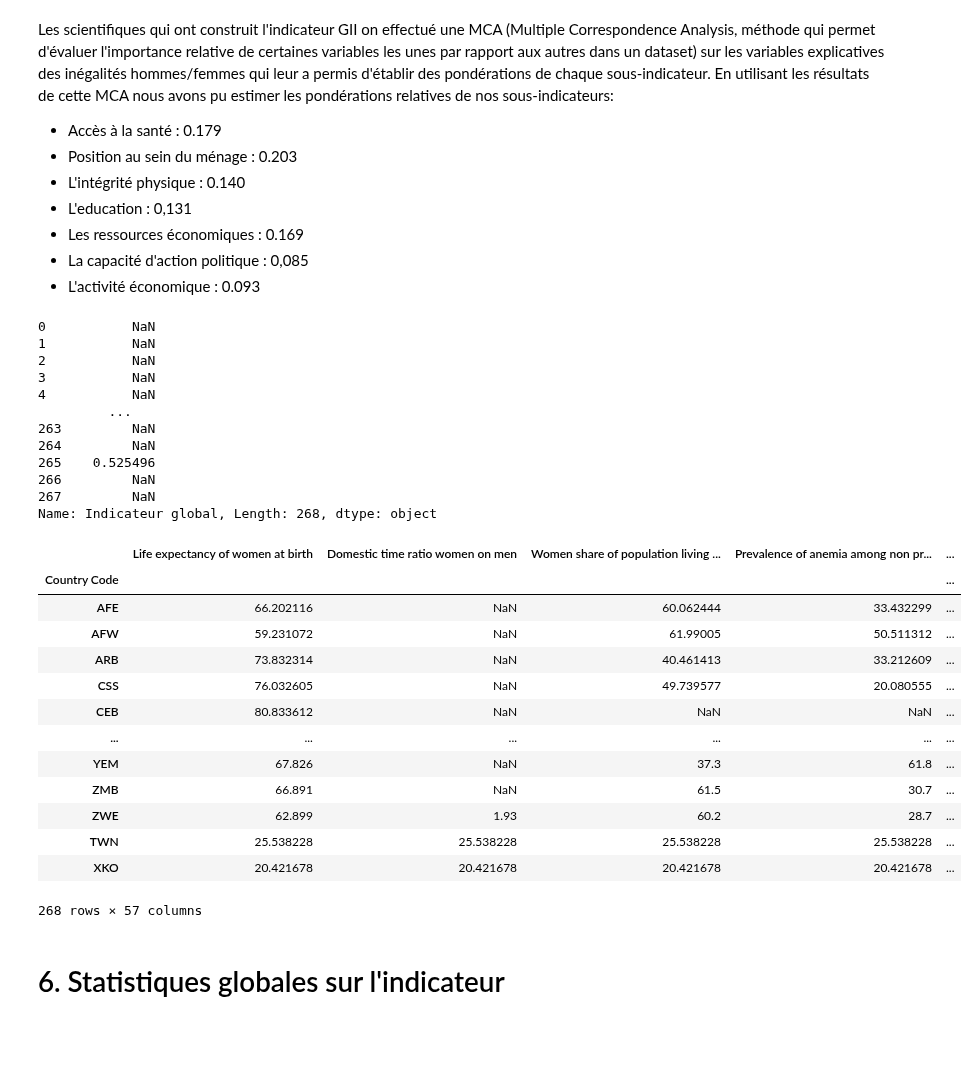
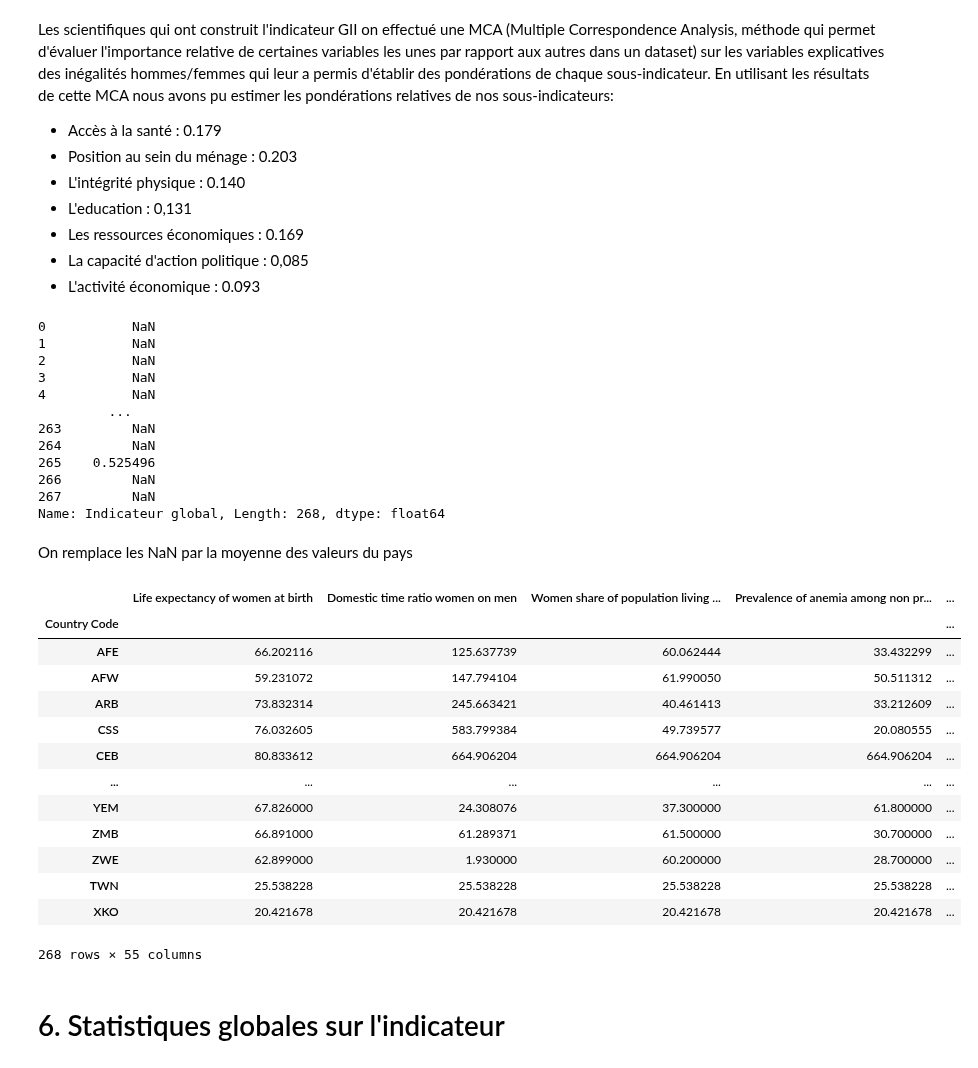
Before and after one commit to cmllbll/Gender-Inequalities-and-Development, a Jupyter notebook: Notebook final.ipynb, the cells around one changed output. Cells and saved outputs as stored; diff of their text form; code cells hidden in the pictures; blank space fills up the shorter version.

```diff
--- a/Notebook final.ipynb
+++ b/Notebook final.ipynb
@@ -169,5 +169,6 @@ data_fertility2
 # %%
 supprimer=["None"]
 data_fertility2=data_fertility2[~data_fertility2['Country Code'].isin(supprimer)]
+data_fertility2["Fertility"] = data_fertility2["Fertility"].astype(float, errors = 'raise')
 data_fertility2
 # %% [output]
@@ -455,6 +461,8 @@ replace_column(df_rp, "Women proportion (upper house)", ['-'], [np.nan])
 | 188 | Zambie | 0 | 1.0 | ZMB | NaN |
 | 189 | Zimbabwe | 0 | 1.0 | ZWE | 43.8 |
 190 rows × 5 columns
+# %%
+df_rp["Women proportion (upper house)"] = df_rp["Women proportion (upper house)"].astype(float, errors = 'raise')
 # %% [markdown]
 # 2.Sélection des indicateurs pertinents
 # %% [markdown]
@@ -963,34 +971,37 @@ df["Indicateur global"]
 265    0.525496
 266         NaN
 267         NaN
-Name: Indicateur global, Length: 268, dtype: object
+Name: Indicateur global, Length: 268, dtype: float64
+# %% [markdown]
+On remplace les NaN par la moyenne des valeurs du pays
 # %%
 #On modifie l'index du data frame
-df = df.set_index("Country Code")
+df1 = df.set_index("Country Code")
+#On supprime les colonnes de typpe object
+df1 = df1.drop(["Country","Country Name"], axis=1)
 #On transpose la matrice pour permettre de calculer la moyenne par colonne (sur les indicateurs)
-df = df.T
+df1 = df1.T
 #On calcule la moyenne pour chaque colonne
 #On remplace les nan par la valeur moyenne de la colonne
-df = df.fillna(value = df.mean())
+df1 = df1.fillna(value = df1.mean())
 #On transpose le data frame à nouveau pour récupérer celui initial sans les NaN
-df = df.T
+df1 = df1.T
+df1
+# %% [output]
+|  | Life expectancy of women at birth | Domestic time ratio women on men | Women share of population living ... | Prevalence of anemia among non pr... | ... |
+| Country Code |  |  |  |  | ... |
+| AFE | 66.202116 | 125.637739 | 60.062444 | 33.432299 | ... |
+| AFW | 59.231072 | 147.794104 | 61.990050 | 50.511312 | ... |
+| ARB | 73.832314 | 245.663421 | 40.461413 | 33.212609 | ... |
+| CSS | 76.032605 | 583.799384 | 49.739577 | 20.080555 | ... |
+| CEB | 80.833612 | 664.906204 | 664.906204 | 664.906204 | ... |
+| ... | ... | ... | ... | ... | ... |
+| YEM | 67.826000 | 24.308076 | 37.300000 | 61.800000 | ... |
+| ZMB | 66.891000 | 61.289371 | 61.500000 | 30.700000 | ... |
+| ZWE | 62.899000 | 1.930000 | 60.200000 | 28.700000 | ... |
+| TWN | 25.538228 | 25.538228 | 25.538228 | 25.538228 | ... |
+| XKO | 20.421678 | 20.421678 | 20.421678 | 20.421678 | ... |
+268 rows × 55 columns
-# %%
-df
-# %% [output]
-|  | Life expectancy of women at birth | Domestic time ratio women on men | Women share of population living ... | Prevalence of anemia among non pr... | ... |
-| Country Code |  |  |  |  | ... |
-| AFE | 66.202116 | NaN | 60.062444 | 33.432299 | ... |
-| AFW | 59.231072 | NaN | 61.99005 | 50.511312 | ... |
-| ARB | 73.832314 | NaN | 40.461413 | 33.212609 | ... |
-| CSS | 76.032605 | NaN | 49.739577 | 20.080555 | ... |
-| CEB | 80.833612 | NaN | NaN | NaN | ... |
-| ... | ... | ... | ... | ... | ... |
-| YEM | 67.826 | NaN | 37.3 | 61.8 | ... |
-| ZMB | 66.891 | NaN | 61.5 | 30.7 | ... |
-| ZWE | 62.899 | 1.93 | 60.2 | 28.7 | ... |
-| TWN | 25.538228 | 25.538228 | 25.538228 | 25.538228 | ... |
-| XKO | 20.421678 | 20.421678 | 20.421678 | 20.421678 | ... |
-268 rows × 57 columns
 # %% [markdown]
 # 6. Statistiques globales sur l'indicateur
 # %% [markdown]
```
Also changed, not shown: parts of 5 cells of this notebook.
